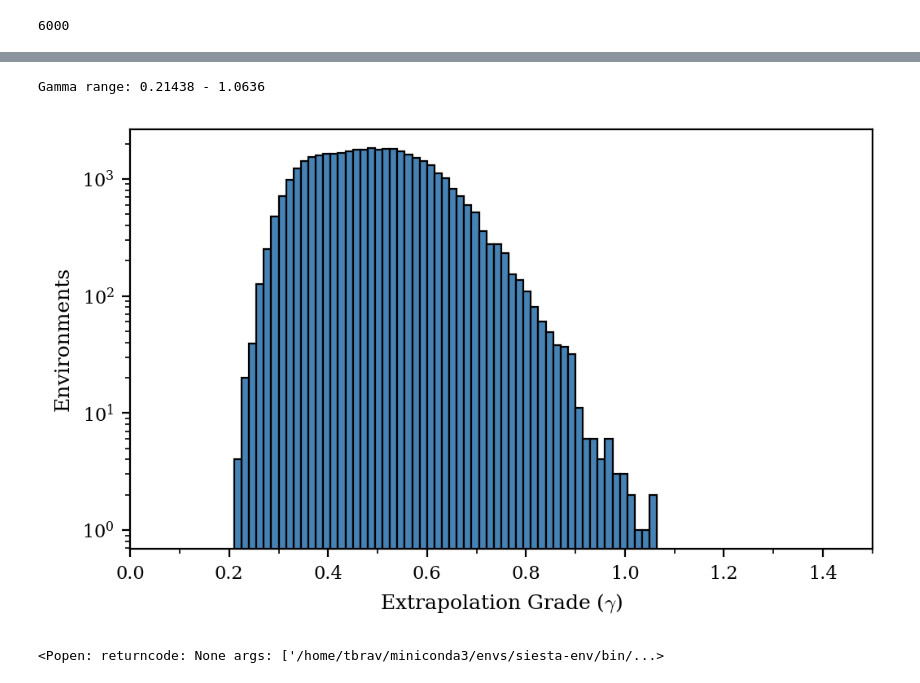
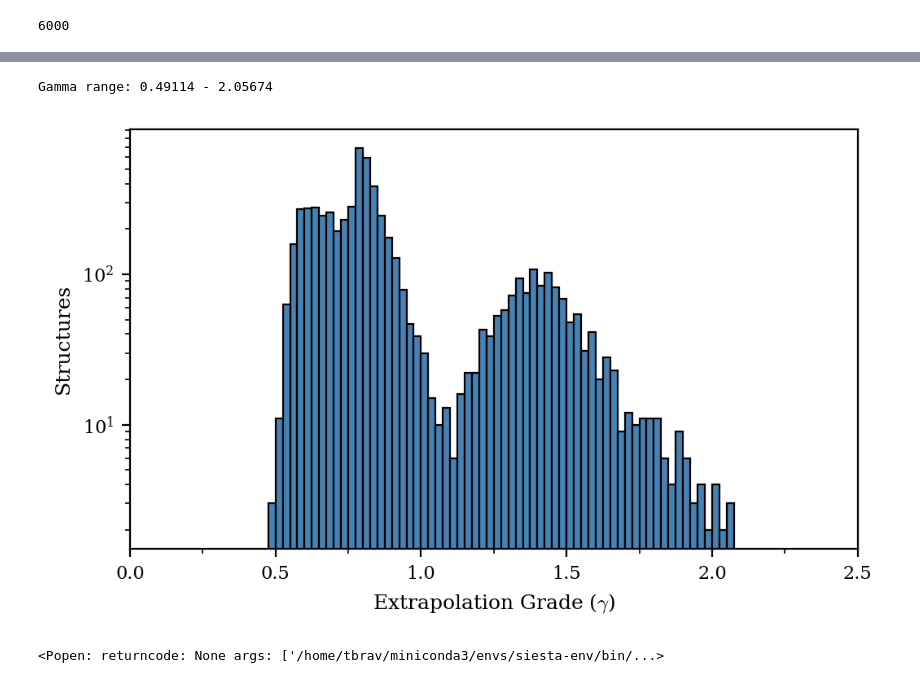
Before and after one commit to ThomasRavnborg/OxideSlabs, a Jupyter notebook: MLtraining.ipynb, the cells around one changed output, grey strips where cells are left out. Drawn from its saved outputs; the diff is of its cells as text; code cells hidden in the pictures.

```diff
--- a/MLtraining.ipynb
+++ b/MLtraining.ipynb
@@ -530 +529,8 @@ ValueError: I/O operation on closed file.
+# %%
+"""
+md_structures = []
+for label in ['Ba4O20Ti8', 'Ba8O24Ti8', 'Ba8O32Ti12']:
+    structures = read(f'results/ALnep3/iteration_1/md_exploration/{label}/600K/dump.xyz', index=':')
+    md_structures.extend(structures)
+"""
 # %%
@@ -534,8 +566,8 @@ Calculating descriptors for 1000 structures...
 # %%
-plot_gamma_model(test, per_struct=False)
+fig = NEP.plot_gamma_model(md_structures, per_struct=True)
 # %% [output]
-Gamma range: 0.21438 - 1.0636
+Gamma range: 0.49114 - 2.05674
-[figure, old version]
+[figure, new version]
 # %%
 # Collect structure from different MD runs
 #NEP.collect_MD_structures()
```
Also changed, not shown: parts of 49 cells of this notebook, 8 other files.
